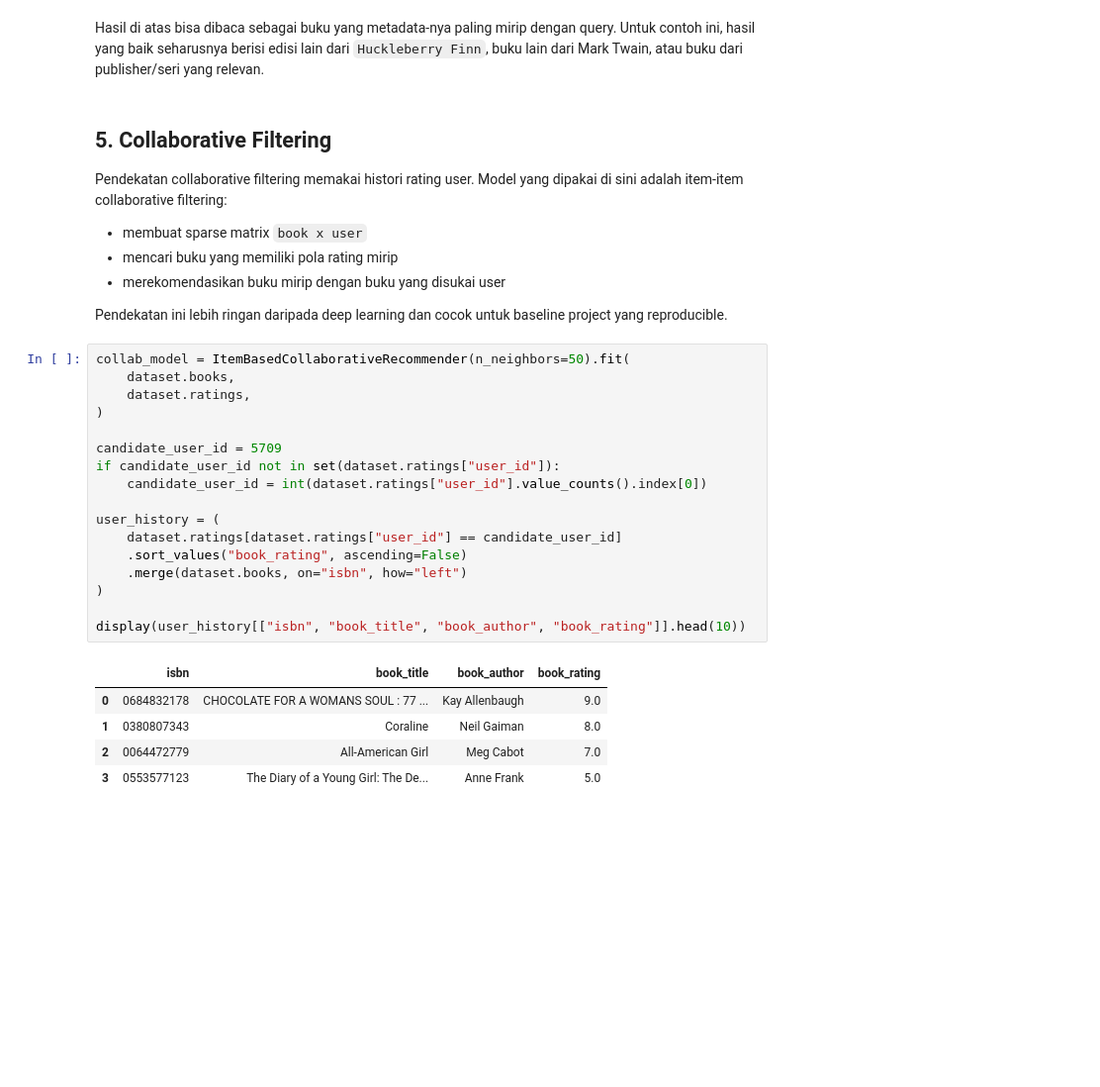
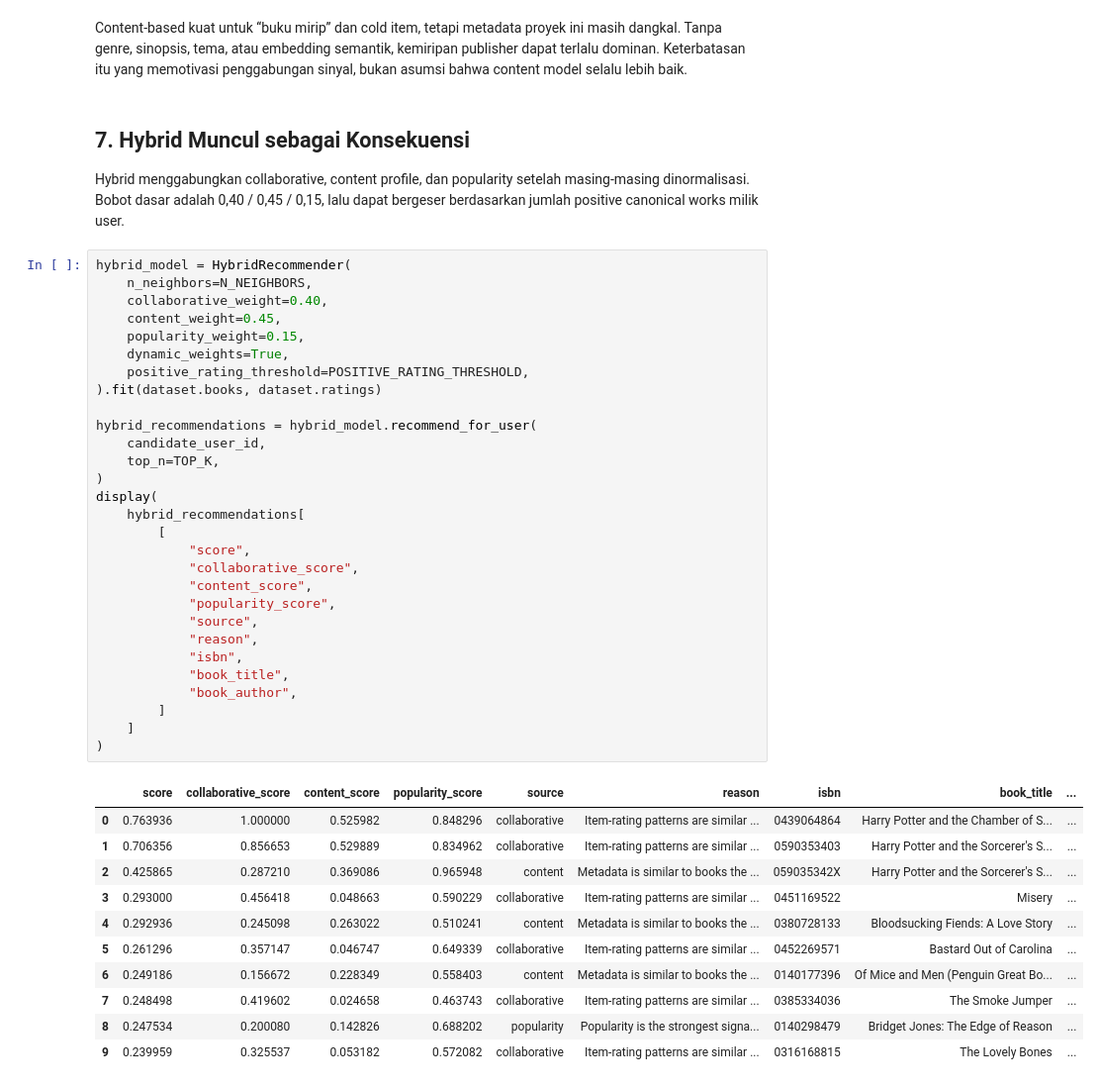
Before and after one commit to ridopandiSinaga/System-Recommendation, a Jupyter notebook: notebooks/01_end_to_end_book_recommender.ipynb, the cells around one changed output. Shown at 99% size. Drawn from its saved outputs; the diff is of its cells as text; blank space fills up the shorter version.

```diff
--- a/notebooks/01_end_to_end_book_recommender.ipynb
+++ b/notebooks/01_end_to_end_book_recommender.ipynb
@@ -325,40 +713,52 @@ display(
 # %% [markdown]
-Hasil di atas bisa dibaca sebagai buku yang metadata-nya paling mirip dengan
-query. Untuk contoh ini, hasil yang baik seharusnya berisi edisi lain dari
-`Huckleberry Finn`, buku lain dari Mark Twain, atau buku dari publisher/seri
-yang relevan.
+Content-based kuat untuk “buku mirip” dan cold item, tetapi metadata proyek ini
+masih dangkal. Tanpa genre, sinopsis, tema, atau embedding semantik, kemiripan
+publisher dapat terlalu dominan. Keterbatasan itu yang memotivasi penggabungan
+sinyal, bukan asumsi bahwa content model selalu lebih baik.
 # %% [markdown]
-## 5. Collaborative Filtering
+## 7. Hybrid Muncul sebagai Konsekuensi
 
-Pendekatan collaborative filtering memakai histori rating user. Model yang
-dipakai di sini adalah item-item collaborative filtering:
-
-- membuat sparse matrix `book x user`
-- mencari buku yang memiliki pola rating mirip
-- merekomendasikan buku mirip dengan buku yang disukai user
-
-Pendekatan ini lebih ringan daripada deep learning dan cocok untuk baseline
-project yang reproducible.
+Hybrid menggabungkan collaborative, content profile, dan popularity setelah
+masing-masing dinormalisasi. Bobot dasar adalah 0,40 / 0,45 / 0,15, lalu dapat
+bergeser berdasarkan jumlah positive canonical works milik user.
 # %%
-collab_model = ItemBasedCollaborativeRecommender(n_neighbors=50).fit(
-    dataset.books,
-    dataset.ratings,
+hybrid_model = HybridRecommender(
+    n_neighbors=N_NEIGHBORS,
+    collaborative_weight=0.40,
+    content_weight=0.45,
+    popularity_weight=0.15,
+    dynamic_weights=True,
+    positive_rating_threshold=POSITIVE_RATING_THRESHOLD,
+).fit(dataset.books, dataset.ratings)
+
+hybrid_recommendations = hybrid_model.recommend_for_user(
+    candidate_user_id,
+    top_n=TOP_K,
 )
-
-candidate_user_id = 5709
-if candidate_user_id not in set(dataset.ratings["user_id"]):
-    candidate_user_id = int(dataset.ratings["user_id"].value_counts().index[0])
-
-user_history = (
-    dataset.ratings[dataset.ratings["user_id"] == candidate_user_id]
-    .sort_values("book_rating", ascending=False)
-    .merge(dataset.books, on="isbn", how="left")
+display(
+    hybrid_recommendations[
+        [
+            "score",
+            "collaborative_score",
+            "content_score",
+            "popularity_score",
+            "source",
+            "reason",
+            "isbn",
+            "book_title",
+            "book_author",
+        ]
+    ]
 )
-
-display(user_history[["isbn", "book_title", "book_author", "book_rating"]].head(10))
 # %% [output]
-|  | isbn | book_title | book_author | book_rating |
-| 0 | 0684832178 | CHOCOLATE FOR A WOMANS SOUL : 77 ... | Kay Allenbaugh | 9.0 |
-| 1 | 0380807343 | Coraline | Neil Gaiman | 8.0 |
-| 2 | 0064472779 | All-American Girl | Meg Cabot | 7.0 |
-| 3 | 0553577123 | The Diary of a Young Girl: The De... | Anne Frank | 5.0 |
+|  | score | collaborative_score | content_score | popularity_score | source | reason | isbn | book_title | ... |
+| 0 | 0.763936 | 1.000000 | 0.525982 | 0.848296 | collaborative | Item-rating patterns are similar ... | 0439064864 | Harry Potter and the Chamber of S... | ... |
+| 1 | 0.706356 | 0.856653 | 0.529889 | 0.834962 | collaborative | Item-rating patterns are similar ... | 0590353403 | Harry Potter and the Sorcerer's S... | ... |
+| 2 | 0.425865 | 0.287210 | 0.369086 | 0.965948 | content | Metadata is similar to books the ... | 059035342X | Harry Potter and the Sorcerer's S... | ... |
+| 3 | 0.293000 | 0.456418 | 0.048663 | 0.590229 | collaborative | Item-rating patterns are similar ... | 0451169522 | Misery | ... |
+| 4 | 0.292936 | 0.245098 | 0.263022 | 0.510241 | content | Metadata is similar to books the ... | 0380728133 | Bloodsucking Fiends: A Love Story | ... |
+| 5 | 0.261296 | 0.357147 | 0.046747 | 0.649339 | collaborative | Item-rating patterns are similar ... | 0452269571 | Bastard Out of Carolina | ... |
+| 6 | 0.249186 | 0.156672 | 0.228349 | 0.558403 | content | Metadata is similar to books the ... | 0140177396 | Of Mice and Men (Penguin Great Bo... | ... |
+| 7 | 0.248498 | 0.419602 | 0.024658 | 0.463743 | collaborative | Item-rating patterns are similar ... | 0385334036 | The Smoke Jumper | ... |
+| 8 | 0.247534 | 0.200080 | 0.142826 | 0.688202 | popularity | Popularity is the strongest signa... | 0140298479 | Bridget Jones: The Edge of Reason | ... |
+| 9 | 0.239959 | 0.325537 | 0.053182 | 0.572082 | collaborative | Item-rating patterns are similar ... | 0316168815 | The Lovely Bones | ... |
```
Also changed, not shown: parts of 49 cells of this notebook, 8 other files.
